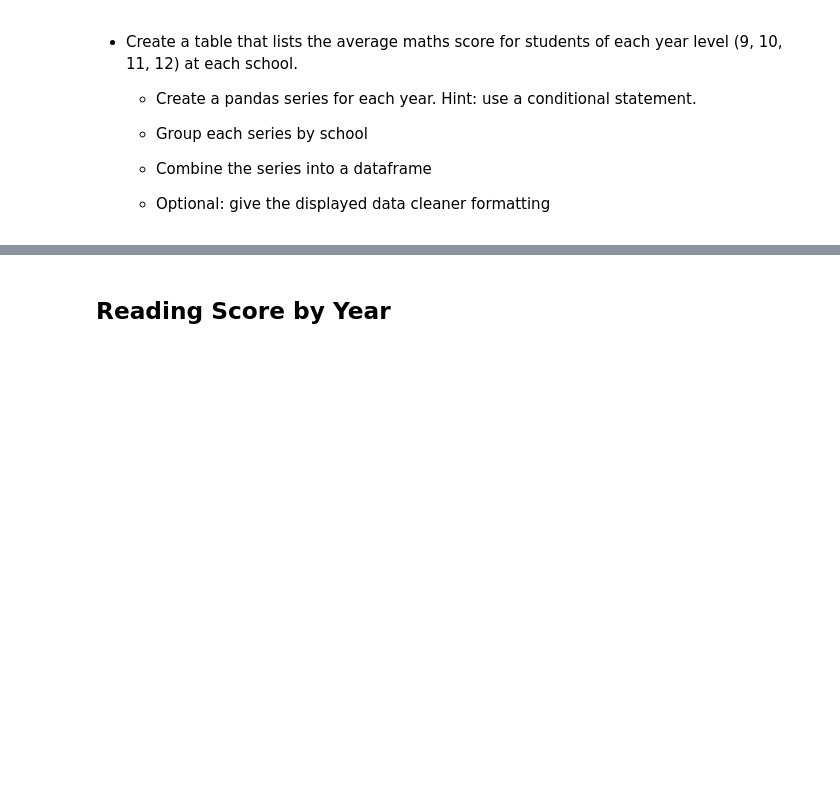
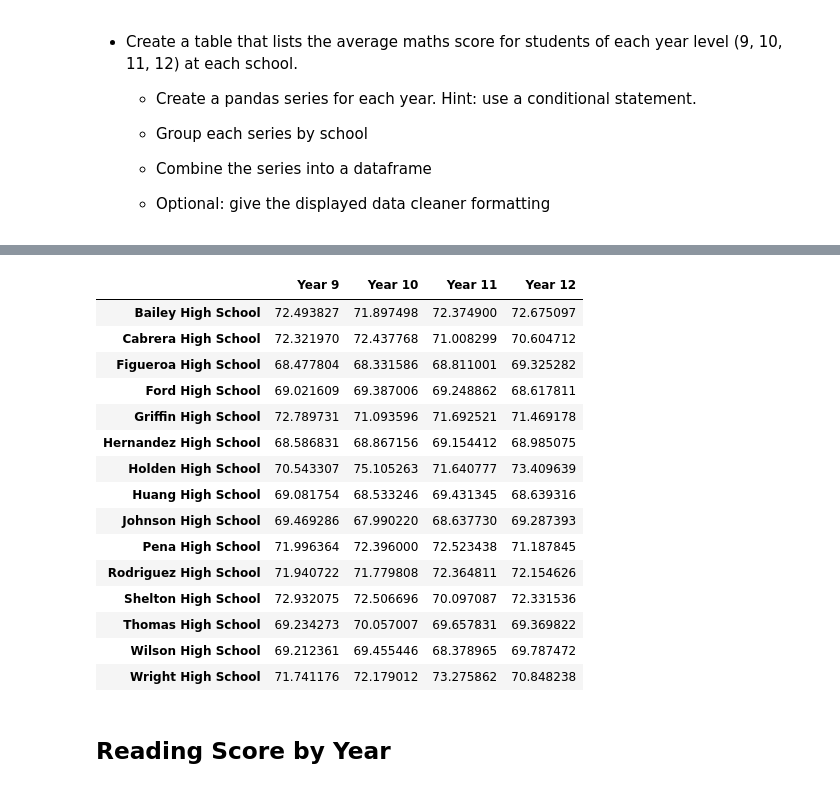
Before and after one commit to SandraBotica/pandas-challenge, a Jupyter notebook: PyCitySchools/PyCitySchools_starter.ipynb, the cells around one changed output, grey strips where cells are left out. Saved outputs shown, nothing was run; the diff lists cells and outputs as text; code cells hidden in the pictures; blank space fills up the shorter version.

```diff
--- a/PyCitySchools/PyCitySchools_starter.ipynb
+++ b/PyCitySchools/PyCitySchools_starter.ipynb
@@ -780,0 +860,3 @@ school_summary_df.head()
+# %%
+renamed_school_data_complete_df = school_data_complete_df.rename(columns={"student_name":"Student Name", "gender":"Gender", "school_name":"School Name","type":"School Type","size":"Total Students","budget":"Total School Budget",'year':"Year",'maths_score':"Maths Score",'reading_score':"Reading Score"})
+renamed_school_data_complete_df.head()
@@ -780,0 +877,10 @@ school_summary_df.head()
+# %%
+year_9_df = renamed_school_data_complete_df[(renamed_school_data_complete_df["Year"] == 9)]
+year_10_df = renamed_school_data_complete_df[(renamed_school_data_complete_df["Year"] == 10)]
+year_11_df = renamed_school_data_complete_df[(renamed_school_data_complete_df["Year"] == 11)]
+year_12_df = renamed_school_data_complete_df[(renamed_school_data_complete_df["Year"] == 12)]
+# %%
+school_year_9_maths_df=year_9_df.groupby(["School Name"]).mean()["Maths Score"]
+school_year_10_maths_df=year_10_df.groupby(["School Name"]).mean()["Maths Score"]
+school_year_11_maths_df=year_11_df.groupby(["School Name"]).mean()["Maths Score"]
+school_year_12_maths_df=year_12_df.groupby(["School Name"]).mean()["Maths Score"]
@@ -780,0 +907,21 @@ school_summary_df.head()
+# %%
+average_maths_df = pd.DataFrame ({"Year 9":school_year_9_maths_df, "Year 10":school_year_10_maths_df,"Year 11":school_year_11_maths_df, "Year 12":school_year_12_maths_df})
+average_maths_df.index.name = None
+average_maths_df
+# %% [output]
+|  | Year 9 | Year 10 | Year 11 | Year 12 |
+| Bailey High School | 72.493827 | 71.897498 | 72.374900 | 72.675097 |
+| Cabrera High School | 72.321970 | 72.437768 | 71.008299 | 70.604712 |
+| Figueroa High School | 68.477804 | 68.331586 | 68.811001 | 69.325282 |
+| Ford High School | 69.021609 | 69.387006 | 69.248862 | 68.617811 |
+| Griffin High School | 72.789731 | 71.093596 | 71.692521 | 71.469178 |
+| Hernandez High School | 68.586831 | 68.867156 | 69.154412 | 68.985075 |
+| Holden High School | 70.543307 | 75.105263 | 71.640777 | 73.409639 |
+| Huang High School | 69.081754 | 68.533246 | 69.431345 | 68.639316 |
+| Johnson High School | 69.469286 | 67.990220 | 68.637730 | 69.287393 |
+| Pena High School | 71.996364 | 72.396000 | 72.523438 | 71.187845 |
+| Rodriguez High School | 71.940722 | 71.779808 | 72.364811 | 72.154626 |
+| Shelton High School | 72.932075 | 72.506696 | 70.097087 | 72.331536 |
+| Thomas High School | 69.234273 | 70.057007 | 69.657831 | 69.369822 |
+| Wilson High School | 69.212361 | 69.455446 | 68.378965 | 69.787472 |
+| Wright High School | 71.741176 | 72.179012 | 73.275862 | 70.848238 |
```
Also changed, not shown: parts of 46 cells of this notebook, 7 other files.
